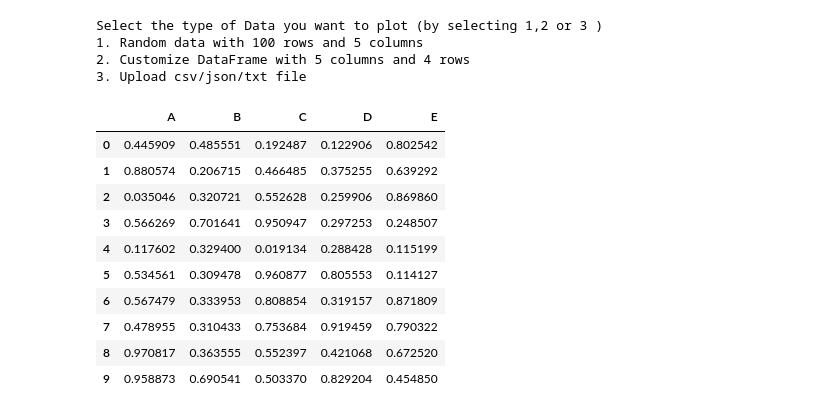
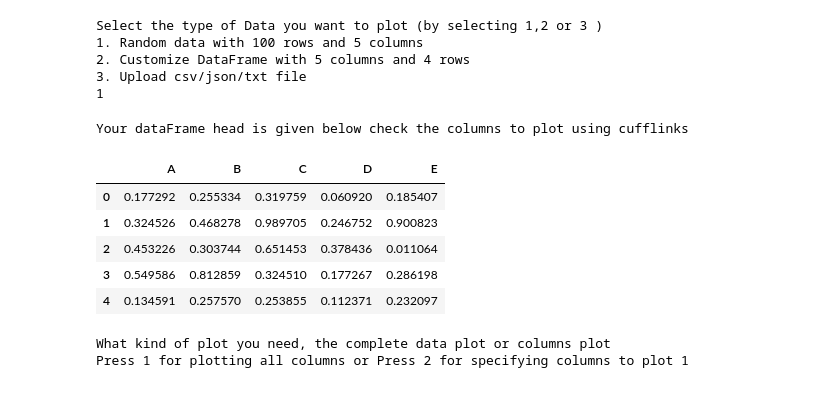
Before and after one commit to utsaverma2001-crypto/Machine-Learning, a Jupyter notebook: Projects/project1.ipynb, the cells around one changed output. Cells and saved outputs as stored; diff of their text form; code cells hidden in the pictures.

```diff
--- a/Projects/project1.ipynb
+++ b/Projects/project1.ipynb
@@ -47,15 +47,3 @@ def createdata(data):
     else:
         print('Data Can not be created please re-enter the required value!! ')
     return df1
-# %%
-print('Select the type of Data you want to plot (by selecting 1,2 or 3 )')
-print('1. Random data with 100 rows and 5 columns ')
-print('2. Customize DataFrame with 5 columns and 4 rows ')
-print('3. Upload csv/json/txt file')
-data=int(input())
-df1=createdata(data)
-# %% [output]
-Select the type of Data you want to plot (by selecting 1,2 or 3 )
-1. Random data with 100 rows and 5 columns
-2. Customize DataFrame with 5 columns and 4 rows
-3. Upload csv/json/txt file
@@ -62,14 +93,31 @@ Select the type of Data you want to plot (by selecting 1,2 or 3 )
+# %%
+print('Select the type of Data you want to plot (by selecting 1,2 or 3 )')
+print('1. Random data with 100 rows and 5 columns ')
+print('2. Customize DataFrame with 5 columns and 4 rows ')
+print('3. Upload csv/json/txt file')
+data=int(input())
+df1=createdata(data)
+# %% [output]
+Select the type of Data you want to plot (by selecting 1,2 or 3 )
+1. Random data with 100 rows and 5 columns
+2. Customize DataFrame with 5 columns and 4 rows
+3. Upload csv/json/txt file
+1
 # %%
-df1.head(10)
+print('Your dataFrame head is given below check the columns to plot using cufflinks ')
+df1.head()
 # %% [output]
+Your dataFrame head is given below check the columns to plot using cufflinks
 |  | A | B | C | D | E |
-| 0 | 0.445909 | 0.485551 | 0.192487 | 0.122906 | 0.802542 |
-| 1 | 0.880574 | 0.206715 | 0.466485 | 0.375255 | 0.639292 |
-| 2 | 0.035046 | 0.320721 | 0.552628 | 0.259906 | 0.869860 |
-| 3 | 0.566269 | 0.701641 | 0.950947 | 0.297253 | 0.248507 |
-| 4 | 0.117602 | 0.329400 | 0.019134 | 0.288428 | 0.115199 |
-| 5 | 0.534561 | 0.309478 | 0.960877 | 0.805553 | 0.114127 |
-| 6 | 0.567479 | 0.333953 | 0.808854 | 0.319157 | 0.871809 |
-| 7 | 0.478955 | 0.310433 | 0.753684 | 0.919459 | 0.790322 |
-| 8 | 0.970817 | 0.363555 | 0.552397 | 0.421068 | 0.672520 |
-| 9 | 0.958873 | 0.690541 | 0.503370 | 0.829204 | 0.454850 |
+| 0 | 0.177292 | 0.255334 | 0.319759 | 0.060920 | 0.185407 |
+| 1 | 0.324526 | 0.468278 | 0.989705 | 0.246752 | 0.900823 |
+| 2 | 0.453226 | 0.303744 | 0.651453 | 0.378436 | 0.011064 |
+| 3 | 0.549586 | 0.812859 | 0.324510 | 0.177267 | 0.286198 |
+| 4 | 0.134591 | 0.257570 | 0.253855 | 0.112371 | 0.232097 |
+# %%
+print('What kind of plot you need, the complete data plot or columns plot ')
+cat=input('Press 1 for plotting all columns or Press 2 for specifying columns to plot ')
+cat=int(cat)
+# %% [output]
+What kind of plot you need, the complete data plot or columns plot
+Press 1 for plotting all columns or Press 2 for specifying columns to plot 1
```
Also changed, not shown: parts of 3 cells of this notebook.
